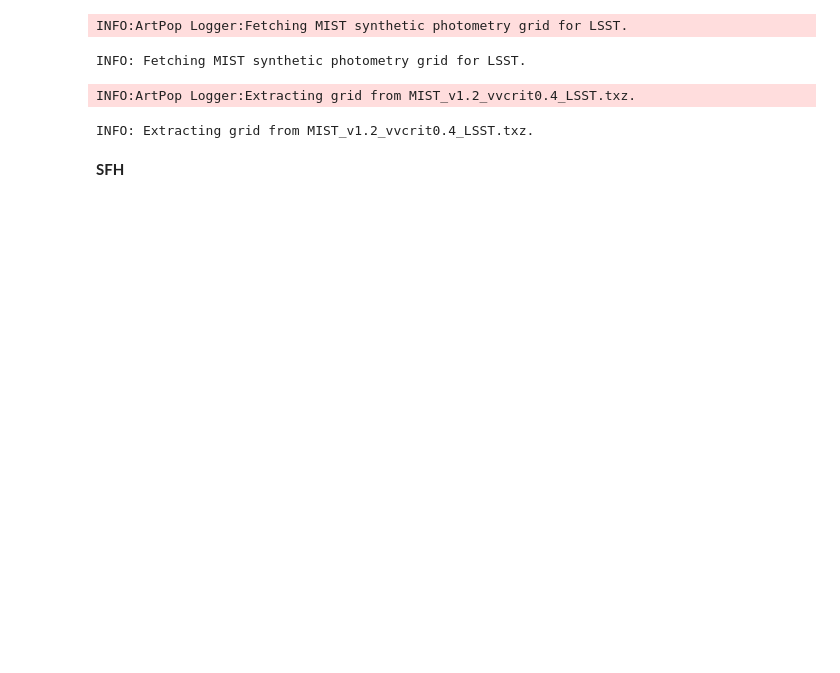
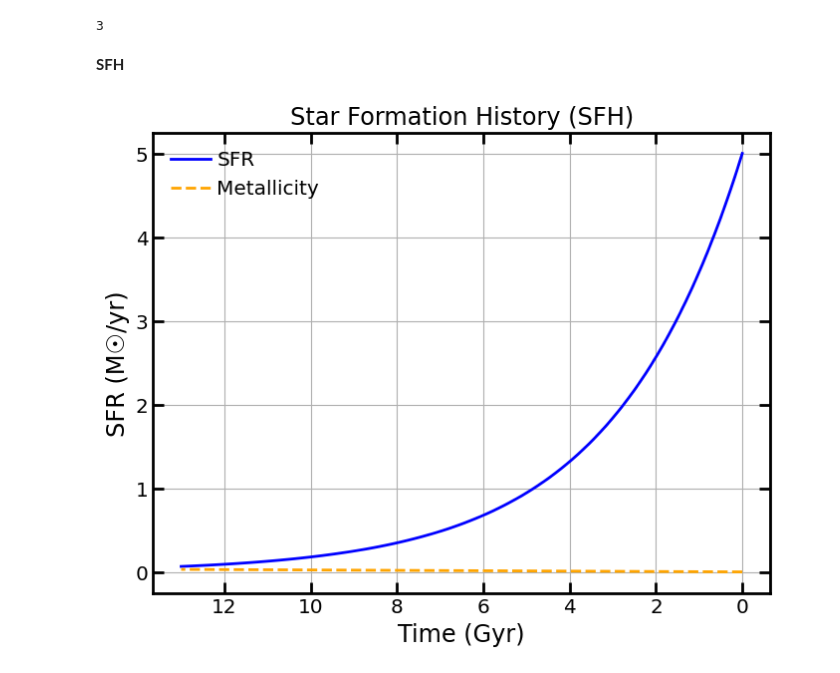
Before and after one commit to sebamonteirov/SFH_dwarf_galaxies, a Jupyter notebook: ProyectoModulo.ipynb, the cells around one changed output. Drawn from its saved outputs; the diff is of its cells as text; code cells hidden in the pictures; blank space fills up the shorter version.

```diff
--- a/ProyectoModulo.ipynb
+++ b/ProyectoModulo.ipynb
@@ -73,12 +99,7 @@ def shf_to_ssp(sfh):
-# %%
-sfh_test = np.array([[1e8, 2e9, 7e9], [2e5, 1e3, 2e2]]) #edades en Gyr x SFR
-
-csp = shf_to_ssp(sfh_test)
-# %% [output]
-INFO:ArtPop Logger:Fetching MIST synthetic photometry grid for LSST.
-INFO: Fetching MIST synthetic photometry grid for LSST.
-INFO:ArtPop Logger:Extracting grid from MIST_v1.2_vvcrit0.4_LSST.txz.
-INFO: Extracting grid from MIST_v1.2_vvcrit0.4_LSST.txz.
+# %%
+sfh_test.shape[1]
+# %% [output]
+3
 # %%
 def create_csp(array_ages, array_sfr):
    csp = 0
@@ -99,48 +120,50 @@ csp_result = create_csp(ages, sfr)
 **SFH**
 # %%
 import matplotlib.pyplot as plt
-import numpy as np
-def plot_sfh(ages, sfr, metallicity=None, xlabel='Time (log age)', ylabel='SFR (M☉/yr)', title='Star Formation History (SFH)'):
+def plot_sfh(ages, sfr, metallicity=None, xlabel='Time (Gyr)', ylabel='SFR (M☉/yr)', title='Star Formation History (SFH)'):
     """
     Función genérica para plotear un SFH basado en una CSP (Composite Stellar Population).
 
     Parámetros:
-    - ages: lista  de edades (en log age).
-    - sfr: lista  de la tasa de formación estelar (SFR) correspondiente a cada edad.
-    - metallicity: opcional (lista o arreglo de metalicidades correspondiente a cada edad).
-    - xlabel: etiqueta del eje x (por defecto 'Time (log age)').
+    - ages: lista o arreglo de edades (en Gyr o cualquier unidad de tiempo relevante).
+    - sfr: lista o arreglo de la tasa de formación estelar (SFR) correspondiente a cada edad.
+    - metallicity: opcional, lista o arreglo de metalicidades correspondiente a cada edad.
+    - xlabel: etiqueta del eje x (por defecto 'Time (Gyr)').
     - ylabel: etiqueta del eje y (por defecto 'SFR (M☉/yr)').
+    - title: título del gráfico.
     """
 
     # Convertir los inputs a numpy arrays para mayor flexibilidad
     ages = np.array(ages)
     sfr = np.array(sfr)
 
     # Crear el plot básico
     plt.figure(figsize=(8, 6))
     plt.plot(ages, sfr, label='SFR', color='blue', lw=2)
 
     # Si se proporciona la metalicidad, hacer un gráfico adicional
     # Esto va de extra
     if metallicity is not None:
         metallicity = np.array(metallicity)
         plt.plot(ages, metallicity, label='Metallicity', color='orange', lw=2, linestyle='--')
 
     # Personalizar el gráfico
     plt.xlabel(xlabel)
     plt.ylabel(ylabel)
     plt.title(title)
     plt.grid(True)
     plt.legend()
     plt.gca().invert_xaxis()  # invierte el eje de tiempo si es necesario (para que el tiempo "avanzado" esté a la derecha)
     plt.show()
 
 # Ejemplo de uso
-ages = np.linspace(0, 13, 10)  # Edad desde 0 a 13 log age
+ages = np.linspace(0, 13, 100)  # Edad desde 0 a 13 Gyr
 sfr = np.exp(-ages/3) * 5  # Ejemplo de una SFR decreciente exponencialmente
-metallicity = None  # Ejemplo de metalicidad creciente
+metallicity = np.linspace(0.0001, 0.03, 100)  # Ejemplo de metalicidad creciente
 
 plot_sfh(ages, sfr, metallicity)
+# %% [output]
+[figure, added]
 # %%
 #SSP Y CSP DE PRUEBA
 
```
Also changed, not shown: parts of 17 cells of this notebook.
